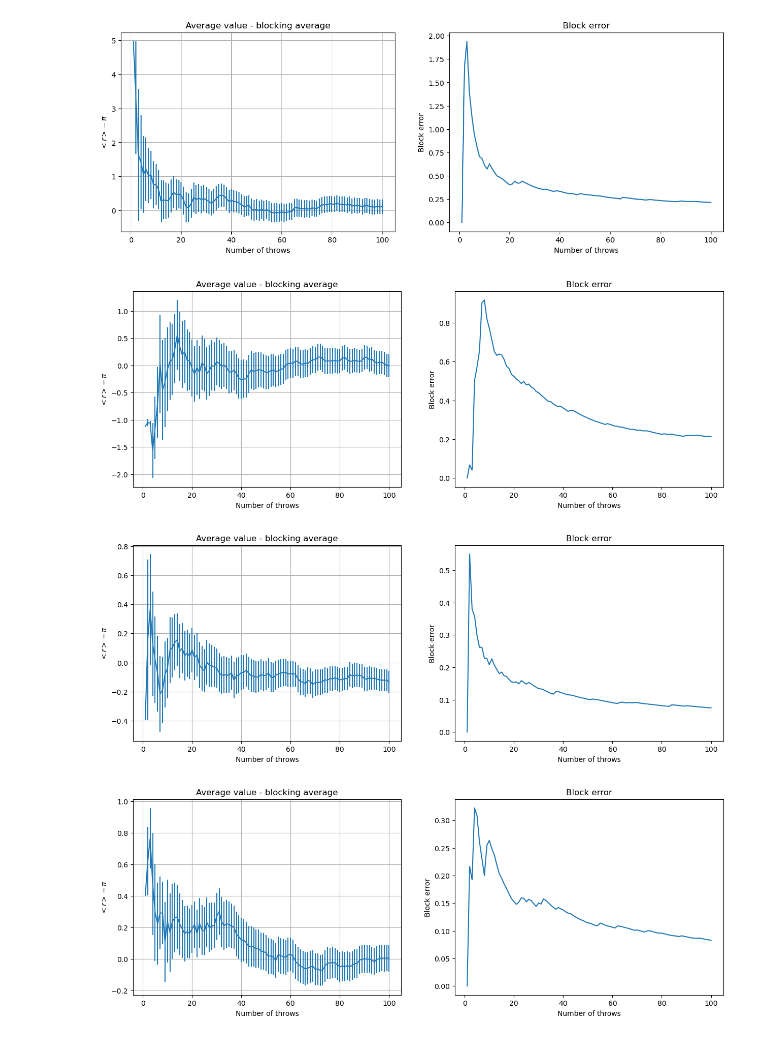
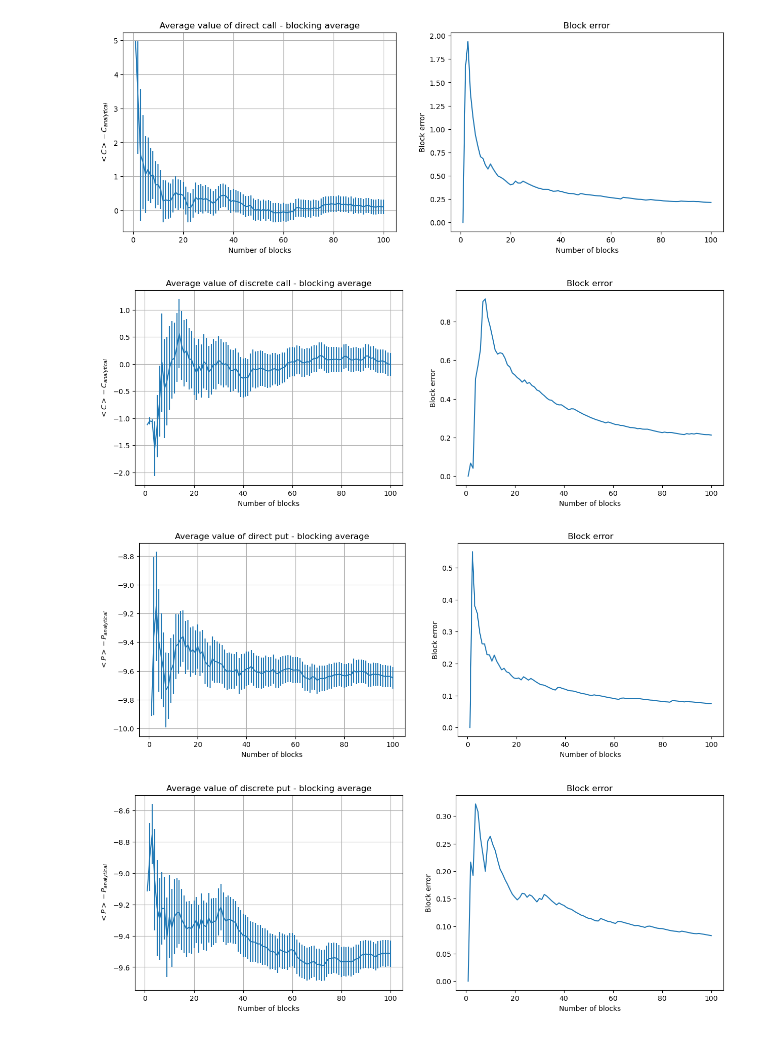
Before and after one commit to stevelonny/labsimnum, a Jupyter notebook: notebooks/exercise_03.ipynb, the cells around one changed output. Cells and saved outputs as stored; diff of their text form; code cells hidden in the pictures.

```diff
--- a/notebooks/exercise_03.ipynb
+++ b/notebooks/exercise_03.ipynb
@@ -10,20 +54,20 @@ plt.figure(figsize=(15,5))
 call = 14.975790778311286
 plt.subplot(1,2,1)
 plt.errorbar(n_throws, cum_avg-call, yerr=block_error)
-plt.title("Average value - blocking average")
-plt.xlabel('Number of throws')
-plt.ylabel("$<r> - \pi$")
+plt.title("Average value of direct call - blocking average")
+plt.xlabel('Number of blocks')
+plt.ylabel(r"$<C> - C_{analytical}$")
 plt.grid(True)
 
 plt.subplot(1,2,2)
 plt.plot(n_throws, block_error)
 plt.title("Block error")
-plt.xlabel('Number of throws')
+plt.xlabel('Number of blocks')
 plt.ylabel('Block error')
 
 plt.show()
 # %% [output]
-[figure, old version]
+[figure, new version]
 # %%
 n_throws, cum_avg, block_error = np.loadtxt("../data/ex_03_call_discrete.dat", unpack=True, usecols=(0,1,2))
 
@@ -31,59 +75,59 @@ plt.figure(figsize=(15,5))
 call = 14.975790778311286
 plt.subplot(1,2,1)
 plt.errorbar(n_throws, cum_avg-call, yerr=block_error)
-plt.title("Average value - blocking average")
-plt.xlabel('Number of throws')
-plt.ylabel("$<r> - \pi$")
+plt.title("Average value of discrete call - blocking average")
+plt.xlabel('Number of blocks')
+plt.ylabel(r"$<C> - C_{analytical}$")
 plt.grid(True)
 
 plt.subplot(1,2,2)
 plt.plot(n_throws, block_error)
 plt.title("Block error")
-plt.xlabel('Number of throws')
+plt.xlabel('Number of blocks')
 plt.ylabel('Block error')
 
 plt.show()
 # %% [output]
-[figure, old version]
+[figure, new version]
 # %%
 n_throws, cum_avg, block_error = np.loadtxt("../data/ex_03_put_direct.dat", unpack=True, usecols=(0,1,2))
 
 plt.figure(figsize=(15,5))
 put = 5.4595325819072364
 plt.subplot(1,2,1)
-plt.errorbar(n_throws, cum_avg-put, yerr=block_error)
-plt.title("Average value - blocking average")
-plt.xlabel('Number of throws')
-plt.ylabel("$<r> - \pi$")
+plt.errorbar(n_throws, cum_avg-call, yerr=block_error)
+plt.title("Average value of direct put - blocking average")
+plt.xlabel('Number of blocks')
+plt.ylabel(r"$<P> - P_{analytical}$")
 plt.grid(True)
 
 plt.subplot(1,2,2)
 plt.plot(n_throws, block_error)
 plt.title("Block error")
-plt.xlabel('Number of throws')
+plt.xlabel('Number of blocks')
 plt.ylabel('Block error')
 
 plt.show()
 # %% [output]
-[figure, old version]
+[figure, new version]
 # %%
 n_throws, cum_avg, block_error = np.loadtxt("../data/ex_03_put_discrete.dat", unpack=True, usecols=(0,1,2))
 
 plt.figure(figsize=(15,5))
 put = 5.4595325819072364
 plt.subplot(1,2,1)
-plt.errorbar(n_throws, cum_avg-put, yerr=block_error)
-plt.title("Average value - blocking average")
-plt.xlabel('Number of throws')
-plt.ylabel("$<r> - \pi$")
+plt.errorbar(n_throws, cum_avg-call, yerr=block_error)
+plt.title("Average value of discrete put - blocking average")
+plt.xlabel('Number of blocks')
+plt.ylabel(r"$<P> - P_{analytical}$")
 plt.grid(True)
 
 plt.subplot(1,2,2)
 plt.plot(n_throws, block_error)
 plt.title("Block error")
-plt.xlabel('Number of throws')
+plt.xlabel('Number of blocks')
 plt.ylabel('Block error')
 
 plt.show()
 # %% [output]
-[figure, old version]
+[figure, new version]
```
Also changed, not shown: parts of 2 cells of this notebook, 14 other files.
